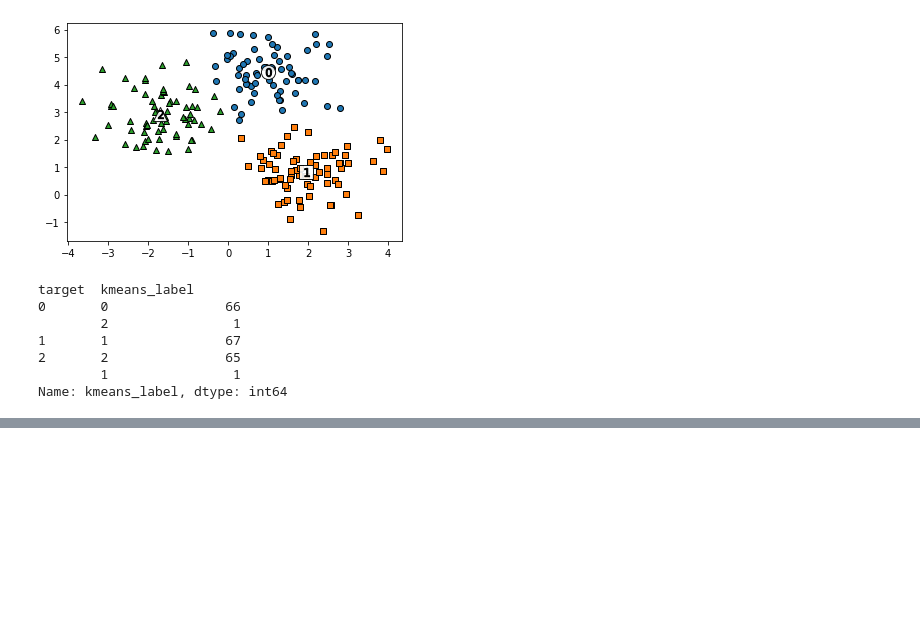
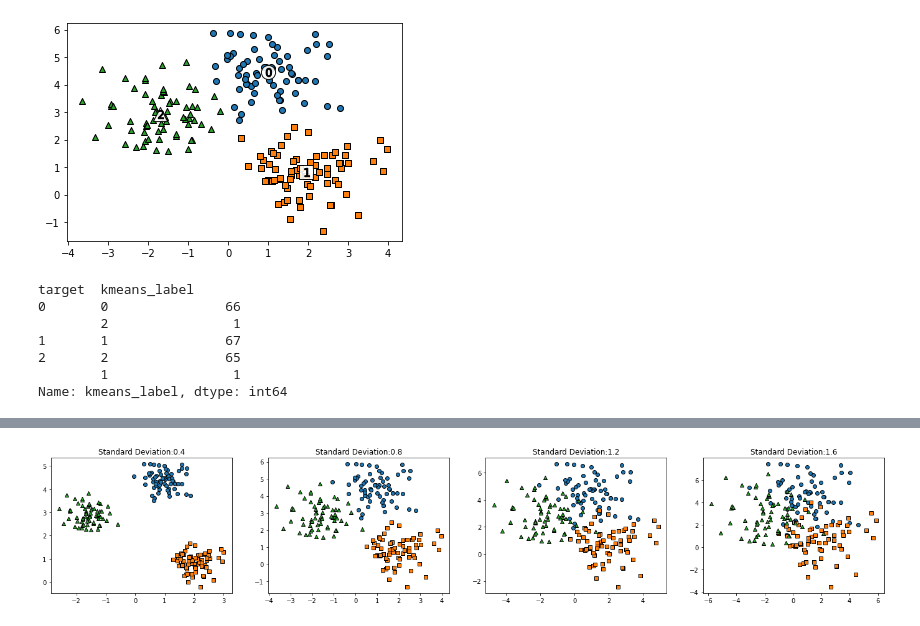
Before and after one commit to hyxxnii/Tave-6th-Machine-Learning-Practice, a Jupyter notebook: 07. 군집화/02. 군집화 예제 - 군집화 알고리즘 테스트를 위한 데이터 생성.ipynb, the cells around one changed output, grey strips where cells are left out. Saved outputs shown, nothing was run; the diff lists cells and outputs as text; code cells hidden in the pictures; blank space fills up the shorter version.

Commit message:
Edit K-Means Clustering2 practice code

```diff
--- a/07. 군집화/02. 군집화 예제 - 군집화 알고리즘 테스트를 위한 데이터 생성.ipynb
+++ b/07. 군집화/02. 군집화 예제 - 군집화 알고리즘 테스트를 위한 데이터 생성.ipynb
@@ -84,22 +81,16 @@ Name: kmeans_label, dtype: int64
 # make_blobs()은 cluster_std 파라미터로 데이터의 분포도 조절
 # cluster_std가 작을수록 군집 중심에 데이터가 모여 있고, 클수록 데이터가 커져 있음을 알 수 있음
 
-cluster_std_list = [0.4, 0.8, 1.2, 1.6]
-
-for cluster_std in cluster_std_list:
-    X, y = make_blobs(n_samples=200, n_features=2, centers=3, cluster_std=cluster_std, random_state=0)
-    clusterDF = pd.DataFrame(data=X, columns=['ftr1', 'ftr2'])
-    clusterDF['target'] = y
-
-    target_list = np.unique(y)
-
-    # 각 타깃별 산점도의 마커 값
-    markers = ['o', 's', '^', 'P', 'D', 'H', 'x']
-
-    # 3개의 군집 영역으로 구분한 데이터 세트를 생성했으므로 target_list는 [0,1,2]
-    # target==0, target==1, target==2로 scatter plot을 marker별로 생성
-    for target in target_list:
-        target_cluster = clusterDF[clusterDF['target']==target]
-        plt.scatter(x=target_cluster['ftr1'], y=target_cluster['ftr2'], edgecolor='k',
-                   marker=markers[target])
-    plt.show()
+def visualize_std(std_lists):
+    n_cols = len(std_lists)
+    fig, axs = plt.subplots(figsize=(6*n_cols, 4), nrows=1, ncols=n_cols)
+    for ind, std in enumerate(std_lists):
+        X, y = make_blobs(n_samples=200, n_features=2, centers=3, cluster_std= std, random_state=0)
+        clusterDF = pd.DataFrame(data=X, columns=['ftr1', 'ftr2'])
+        clusterDF['target'] = y
+        target_list = np.unique(y)
+        markers = ['o', 's', '^']
+        for target in target_list:
+            target_cluster = clusterDF[clusterDF['target']==target]
+            axs[ind].scatter(x=target_cluster['ftr1'], y=target_cluster['ftr2'], edgecolor='k', marker=markers[target])
+        axs[ind].set_title('Standard Deviation:'+str(std))
@@ -110,0 +97,4 @@ for cluster_std in cluster_std_list:
+# %%
+visualize_std([0.4, 0.8, 1.2, 1.6])
+# %% [output]
+[figure, added]
```
Also changed, not shown: parts of 2 cells of this notebook.
